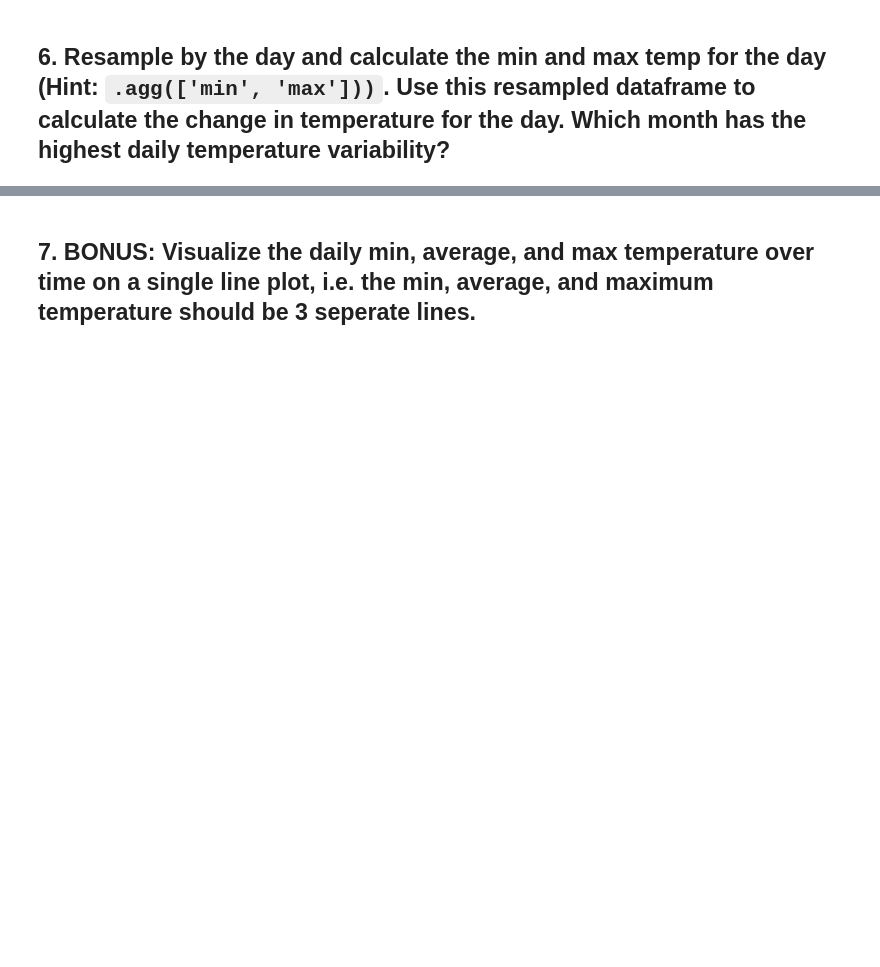
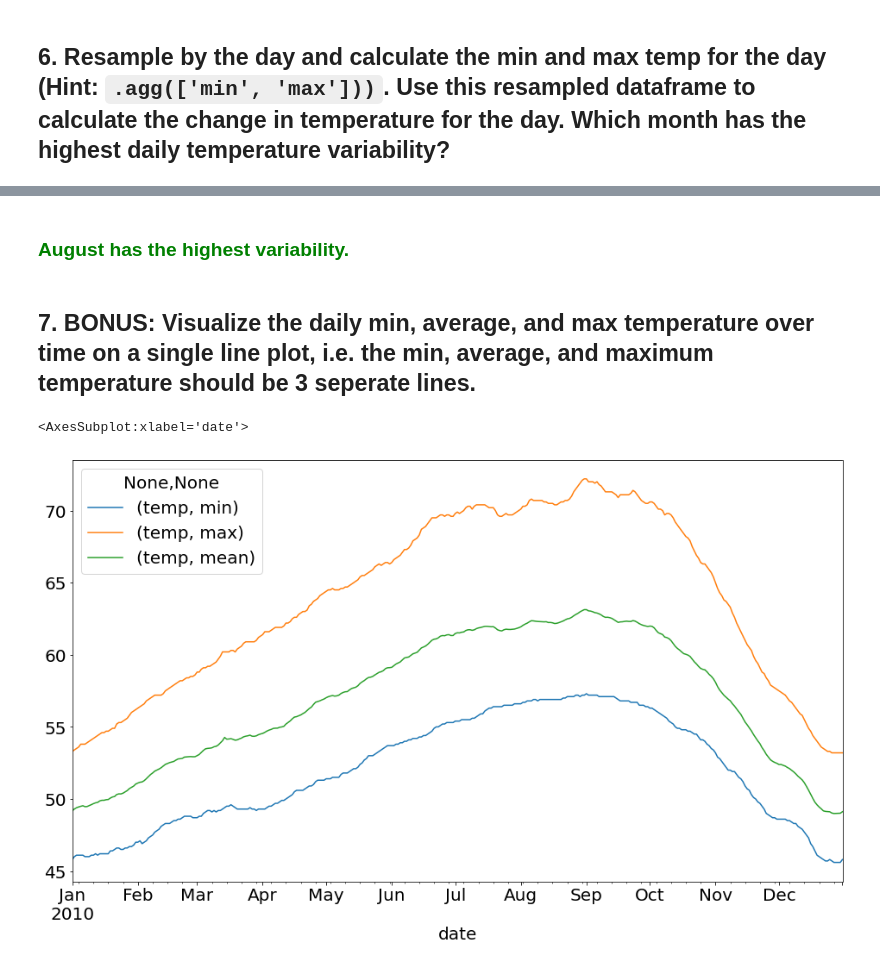
Before and after one commit to m3redithw/time-series-exercises, a Jupyter notebook: time_series_data_exercises.ipynb, the cells around one changed output, grey strips where cells are left out. Drawn from its saved outputs; the diff is of its cells as text; code cells hidden in the pictures; blank space fills up the shorter version.

```diff
--- a/time_series_data_exercises.ipynb
+++ b/time_series_data_exercises.ipynb
@@ -93,3 +95,7 @@ monthly_avg.temp.idxmax().month_name()
 ### <span style="color: green">September has the highest average temperature.</span>
 # %% [markdown]
 ## 6. Resample by the day and calculate the min and max temp for the day (Hint: `.agg(['min', 'max']))`. Use this resampled dataframe to calculate the change in temperature for the day. Which month has the highest daily temperature variability?
+# %%
+df['daily_change'] = df.resample('D').max()-df.resample('D').min()
+# %%
+df['month'] = df.index.month
@@ -96,2 +119,10 @@ monthly_avg.temp.idxmax().month_name()
+# %% [markdown]
+### <span style="color: green">August has the highest variability.</span>
 # %% [markdown]
 ## 7. BONUS: Visualize the daily min, average, and max temperature over time on a single line plot, i.e. the min, average, and maximum temperature should be 3 seperate lines.
+# %%
+daily_aggs = df.resample('D').agg({'temp': ['min', 'max', 'mean']})
+daily_aggs.plot()
+# %% [output]
+<AxesSubplot:xlabel='date'>
+[figure, added]
```
Also changed, not shown: parts of 31 cells of this notebook.
